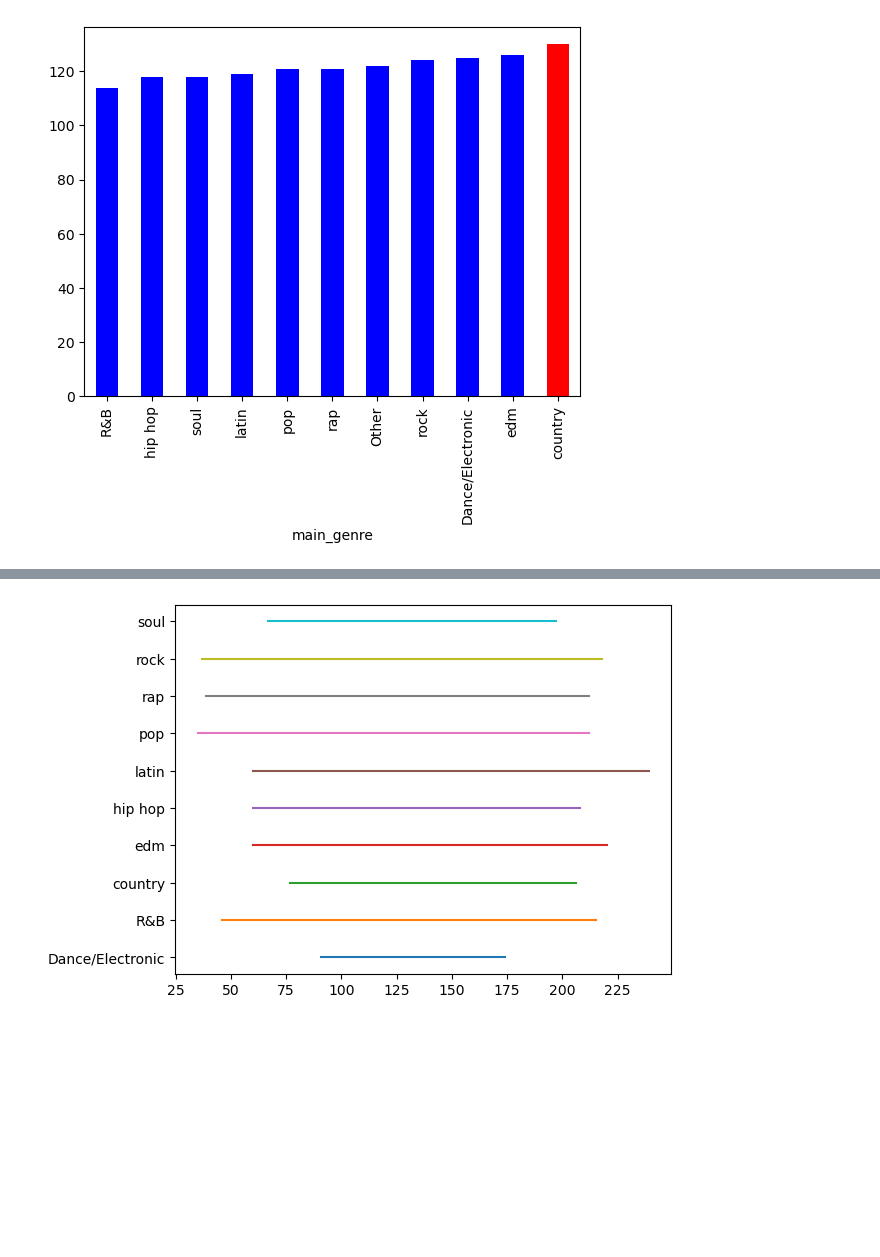
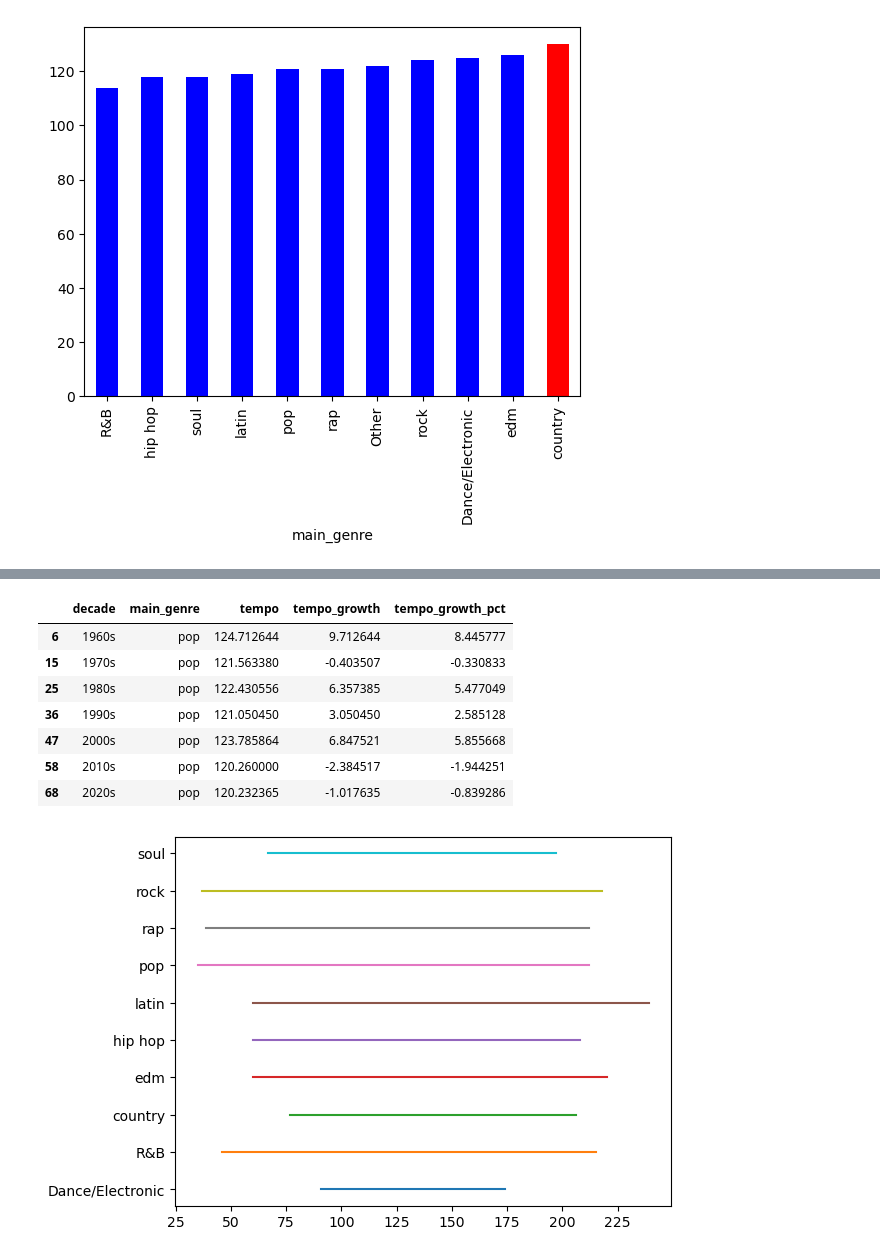
Before and after one commit to tmartabano/Project-for-Data-Munging, a Jupyter notebook: Final_Project_Data(new).ipynb, the cells around one changed output, grey strips where cells are left out. Drawn from its saved outputs; the diff is of its cells as text; code cells hidden in the pictures; blank space fills up the shorter version.

Commit message:
Update Final_Project_Data(new).ipynb
added in some statistics and defined a function (both changes were recommended by Lee

```diff
--- a/Final_Project_Data(new).ipynb
+++ b/Final_Project_Data(new).ipynb
@@ -317,3 +316,17 @@ tempo_detail['tempo'].plot(kind='bar', color=['blue'] * (len(tempo_detail) - 1)
 # %% [output]
 <Axes: xlabel='main_genre'>
 [figure]
+# %%
+tempo_by_decade = big_df[['tempo', 'decade', 'main_genre']]
+
+# Calculate the average tempo by decade
+average_tempo_by_decade = tempo_by_decade.groupby(['decade', 'main_genre'])['tempo'].mean().reset_index()
+average_tempo_by_decade = average_tempo_by_decade.sort_values('decade')
+
+# Create a new column for tempo growth from decade to decade
+average_tempo_by_decade['tempo_growth'] = average_tempo_by_decade['tempo'].diff()
+average_tempo_by_decade['tempo_growth_pct'] = average_tempo_by_decade['tempo'].pct_change() * 100
+
+
+# Display the resulting dataframe
+print(average_tempo_by_decade)
@@ -320,3 +348,17 @@ tempo_detail['tempo'].plot(kind='bar', color=['blue'] * (len(tempo_detail) - 1)
+# %%
+def get_genre_data(main_genre):
+    genre_data = average_tempo_by_decade[average_tempo_by_decade['main_genre'] == main_genre]
+    return genre_data
+get_genre_data('pop')
+# %% [output]
+|  | decade | main_genre | tempo | tempo_growth | tempo_growth_pct |
+| 6 | 1960s | pop | 124.712644 | 9.712644 | 8.445777 |
+| 15 | 1970s | pop | 121.563380 | -0.403507 | -0.330833 |
+| 25 | 1980s | pop | 122.430556 | 6.357385 | 5.477049 |
+| 36 | 1990s | pop | 121.050450 | 3.050450 | 2.585128 |
+| 47 | 2000s | pop | 123.785864 | 6.847521 | 5.855668 |
+| 58 | 2010s | pop | 120.260000 | -2.384517 | -1.944251 |
+| 68 | 2020s | pop | 120.232365 | -1.017635 | -0.839286 |
 # %%
 #figure out how to order by size
 import matplotlib.pyplot as plt
```
Also changed, not shown: parts of 3 cells of this notebook.
